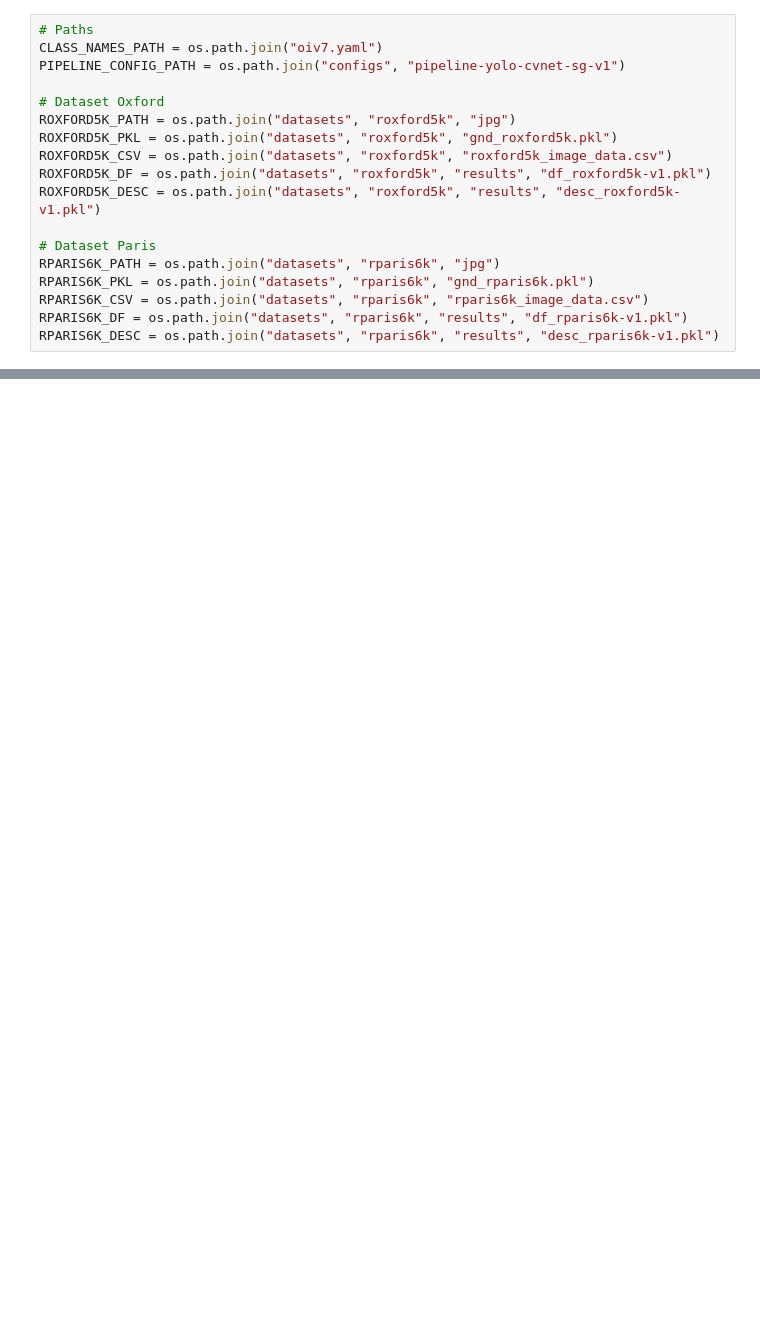
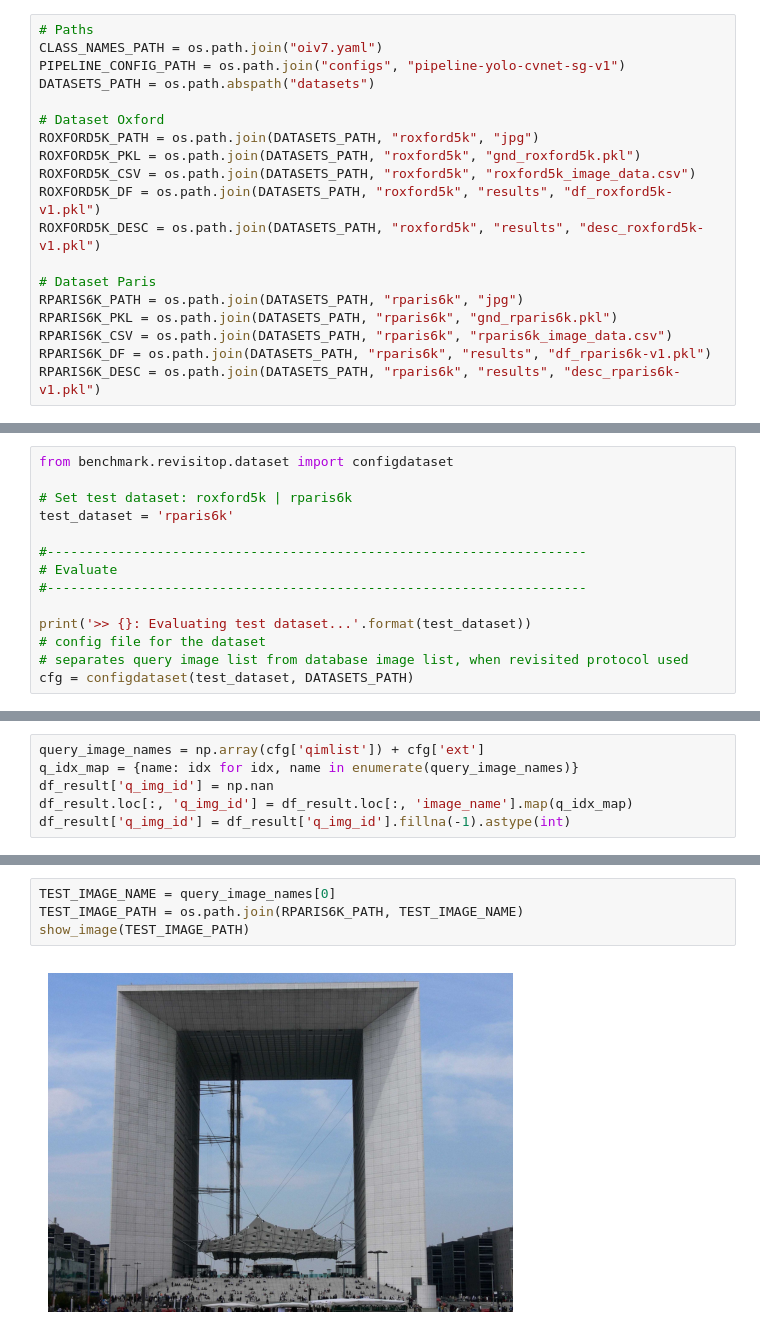
Before and after one commit to theviderlab/landmark-detection-with-retrieval, a Jupyter notebook: build_database.ipynb, the cells around one changed output, grey strips where cells are left out. Drawn from its saved outputs; the diff is of its cells as text; blank space fills up the shorter version.

Commit message:
benchmark

```diff
--- a/build_database.ipynb
+++ b/build_database.ipynb
@@ -55,19 +54,20 @@ Instanciando el pipeline completo
 # Paths
 CLASS_NAMES_PATH = os.path.join("oiv7.yaml")
 PIPELINE_CONFIG_PATH = os.path.join("configs", "pipeline-yolo-cvnet-sg-v1")
+DATASETS_PATH = os.path.abspath("datasets")
 
 # Dataset Oxford
-ROXFORD5K_PATH = os.path.join("datasets", "roxford5k", "jpg")
-ROXFORD5K_PKL = os.path.join("datasets", "roxford5k", "gnd_roxford5k.pkl")
-ROXFORD5K_CSV = os.path.join("datasets", "roxford5k", "roxford5k_image_data.csv")
-ROXFORD5K_DF = os.path.join("datasets", "roxford5k", "results", "df_roxford5k-v1.pkl")
-ROXFORD5K_DESC = os.path.join("datasets", "roxford5k", "results", "desc_roxford5k-v1.pkl")
+ROXFORD5K_PATH = os.path.join(DATASETS_PATH, "roxford5k", "jpg")
+ROXFORD5K_PKL = os.path.join(DATASETS_PATH, "roxford5k", "gnd_roxford5k.pkl")
+ROXFORD5K_CSV = os.path.join(DATASETS_PATH, "roxford5k", "roxford5k_image_data.csv")
+ROXFORD5K_DF = os.path.join(DATASETS_PATH, "roxford5k", "results", "df_roxford5k-v1.pkl")
+ROXFORD5K_DESC = os.path.join(DATASETS_PATH, "roxford5k", "results", "desc_roxford5k-v1.pkl")
 
 # Dataset Paris
-RPARIS6K_PATH = os.path.join("datasets", "rparis6k", "jpg")
-RPARIS6K_PKL = os.path.join("datasets", "rparis6k", "gnd_rparis6k.pkl")
-RPARIS6K_CSV = os.path.join("datasets", "rparis6k", "rparis6k_image_data.csv")
-RPARIS6K_DF = os.path.join("datasets", "rparis6k", "results", "df_rparis6k-v1.pkl")
-RPARIS6K_DESC = os.path.join("datasets", "rparis6k", "results", "desc_rparis6k-v1.pkl")
+RPARIS6K_PATH = os.path.join(DATASETS_PATH, "rparis6k", "jpg")
+RPARIS6K_PKL = os.path.join(DATASETS_PATH, "rparis6k", "gnd_rparis6k.pkl")
+RPARIS6K_CSV = os.path.join(DATASETS_PATH, "rparis6k", "rparis6k_image_data.csv")
+RPARIS6K_DF = os.path.join(DATASETS_PATH, "rparis6k", "results", "df_rparis6k-v1.pkl")
+RPARIS6K_DESC = os.path.join(DATASETS_PATH, "rparis6k", "results", "desc_rparis6k-v1.pkl")
 # %%
 pipeline.to_json(PIPELINE_CONFIG_PATH)
@@ -90,0 +89,14 @@ descriptors_final.shape
+# %%
+from benchmark.revisitop.dataset import configdataset
+
+# Set test dataset: roxford5k | rparis6k
+test_dataset = 'rparis6k'
+
+#---------------------------------------------------------------------
+# Evaluate
+#---------------------------------------------------------------------
+
+print('>> {}: Evaluating test dataset...'.format(test_dataset))
+# config file for the dataset
+# separates query image list from database image list, when revisited protocol used
+cfg = configdataset(test_dataset, DATASETS_PATH)
@@ -90,0 +105,6 @@ descriptors_final.shape
+# %%
+query_image_names = np.array(cfg['qimlist']) + cfg['ext']
+q_idx_map = {name: idx for idx, name in enumerate(query_image_names)}
+df_result['q_img_id'] = np.nan
+df_result.loc[:, 'q_img_id'] = df_result.loc[:, 'image_name'].map(q_idx_map)
+df_result['q_img_id'] = df_result['q_img_id'].fillna(-1).astype(int)
@@ -90,0 +117,6 @@ descriptors_final.shape
+# %%
+TEST_IMAGE_NAME = query_image_names[0]
+TEST_IMAGE_PATH = os.path.join(RPARIS6K_PATH, TEST_IMAGE_NAME)
+show_image(TEST_IMAGE_PATH)
+# %% [output]
+[figure, added]
```
Also changed, not shown: parts of 14 cells of this notebook, 2 other files.
